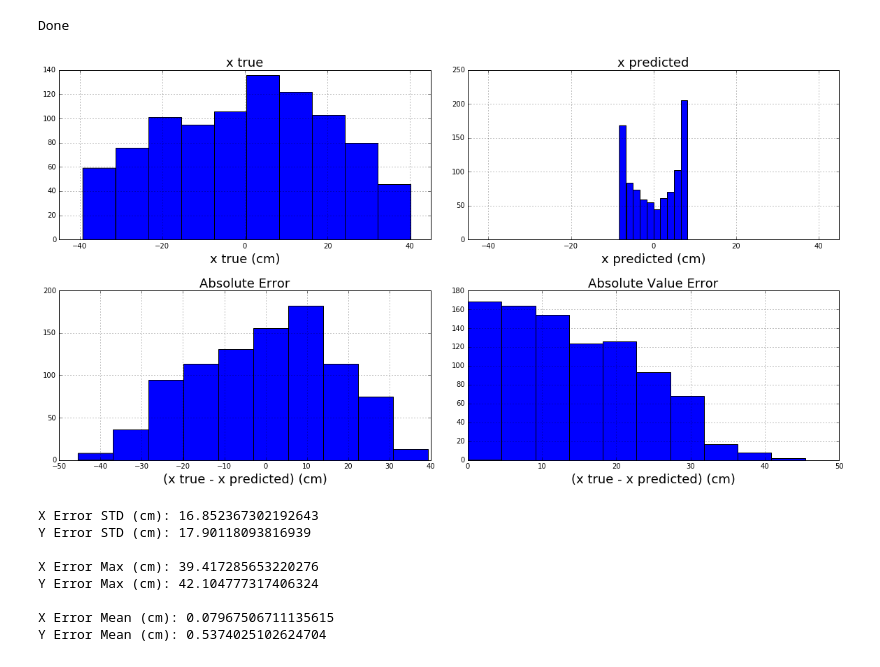
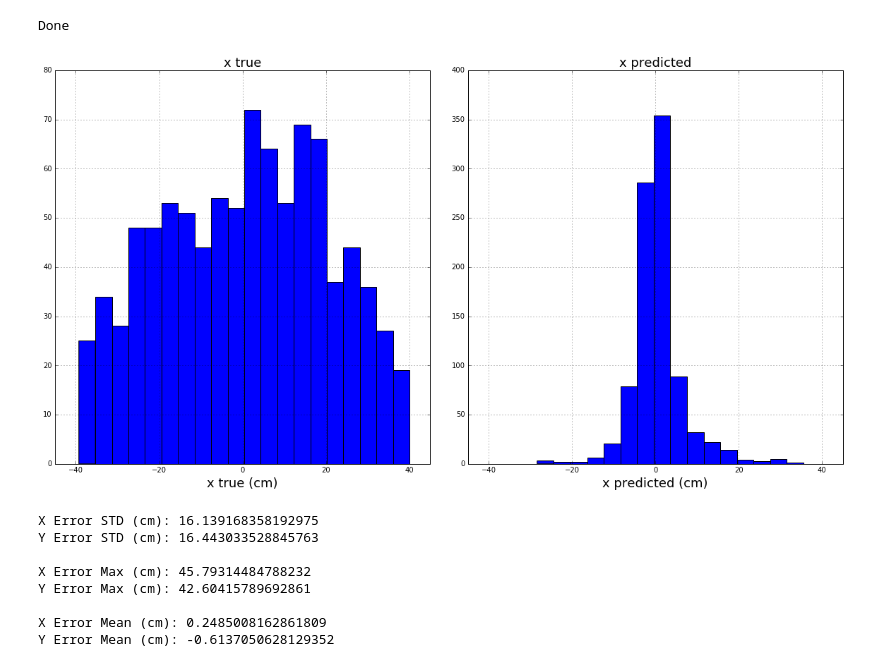
Before and after one commit to dbarg/pax_reconstruction, a Jupyter notebook: reco_xy_predict.ipynb, the cells around one changed output. Drawn from its saved outputs; the diff is of its cells as text; code cells hidden in the pictures.

```diff
--- a/reco_xy_predict.ipynb
+++ b/reco_xy_predict.ipynb
@@ -40,8 +39,8 @@ model = load_model(name_h5)
 ####################################################################################################
 ####################################################################################################
 
-df_train_truth = pd.DataFrame.from_csv("../python_pax_reader/data/train_truth.csv")
-df_train_input = pd.DataFrame.from_csv("../python_pax_reader/data/train_input.csv")
+df_train_truth = pd.DataFrame.from_csv("../python_pax_reader/data/train_truth_v2.csv")
+df_train_input = pd.DataFrame.from_csv("../python_pax_reader/data/train_input_v2.csv")
 # %%
 
 ####################################################################################################
@@ -118,40 +117,43 @@ Done
 # %%
 
 ####################################################################################################
 ####################################################################################################
 
-fig, ax = plt.subplots(nrows=2, ncols=2, figsize=(20, 10))
+rows = 1
+cols = 2
+
+fig, ax = plt.subplots(nrows=rows, ncols=cols, figsize=(20, 10))
 plt.subplots_adjust(left=None, bottom=None, right=None, top=None, wspace=0.1, hspace=0.3)
 
-plt.subplot(2, 2, 1)
-plt.hist(arr_x_true)
+plt.subplot(rows, cols, 1)
+plt.hist(arr_x_true, bins=20)
 plt.xlim([-45, 45])
 plt.xlabel('x true (cm)', fontsize=18)
 plt.title('x true', fontsize=18)
 plt.grid(True)
 
-plt.subplot(2, 2, 2)
-plt.hist(arr_x_pred)
+plt.subplot(rows, cols, 2)
+plt.hist(arr_x_pred, bins=20)
 plt.xlim([-45, 45])
 plt.xlabel('x predicted (cm)', fontsize=18)
 plt.title('x predicted', fontsize=18)
 plt.grid(True)
 
-plt.subplot(2, 2, 3)
-plt.hist(arr_dx)
-plt.xlabel('(x true - x predicted) (cm)', fontsize=18)
-plt.title('Absolute Error', fontsize=18)
-plt.grid(True)
-
-plt.subplot(2, 2, 4)
-plt.hist(np.absolute(arr_dx))
-plt.xlabel('(x true - x predicted) (cm)', fontsize=18)
-plt.title('Absolute Value Error', fontsize=18)
-plt.grid(True)
+#plt.subplot(2, 2, 3)
+#plt.hist(arr_dx)
+#plt.xlabel('(x true - x predicted) (cm)', fontsize=18)
+#plt.title('Absolute Error', fontsize=18)
+#plt.grid(True)
+#
+#plt.subplot(2, 2, 4)
+#plt.hist(np.absolute(arr_dx))
+#plt.xlabel('(x true - x predicted) (cm)', fontsize=18)
+#plt.title('Absolute Value Error', fontsize=18)
+#plt.grid(True)
 
 plt.savefig("plots/xy_errors.png")
 # %% [output]
-[figure, old version]
+[figure, new version]
 # %%
 
 ####################################################################################################
@@ -177,14 +179,14 @@ print("X Error Mean (cm): " + str(x_err_abs_mean) )
 print("Y Error Mean (cm): " + str(y_err_abs_mean))
 print()
 # %% [output]
-X Error STD (cm): 16.852367302192643
-Y Error STD (cm): 17.90118093816939
+X Error STD (cm): 16.139168358192975
+Y Error STD (cm): 16.443033528845763
 
-X Error Max (cm): 39.417285653220276
-Y Error Max (cm): 42.104777317406324
+X Error Max (cm): 45.79314484788232
+Y Error Max (cm): 42.60415789692861
 
-X Error Mean (cm): 0.07967506711135615
-Y Error Mean (cm): 0.5374025102624704
+X Error Mean (cm): 0.2485008162861809
+Y Error Mean (cm): -0.6137050628129352
 # %%
 
 ####################################################################################################
```
Also changed, not shown: parts of 1 cell of this notebook, 2 other files.
